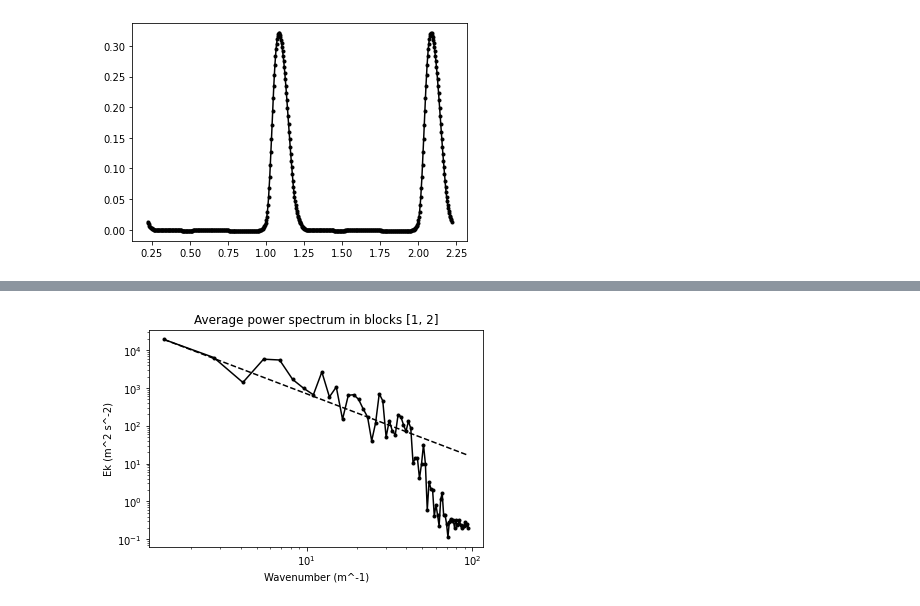
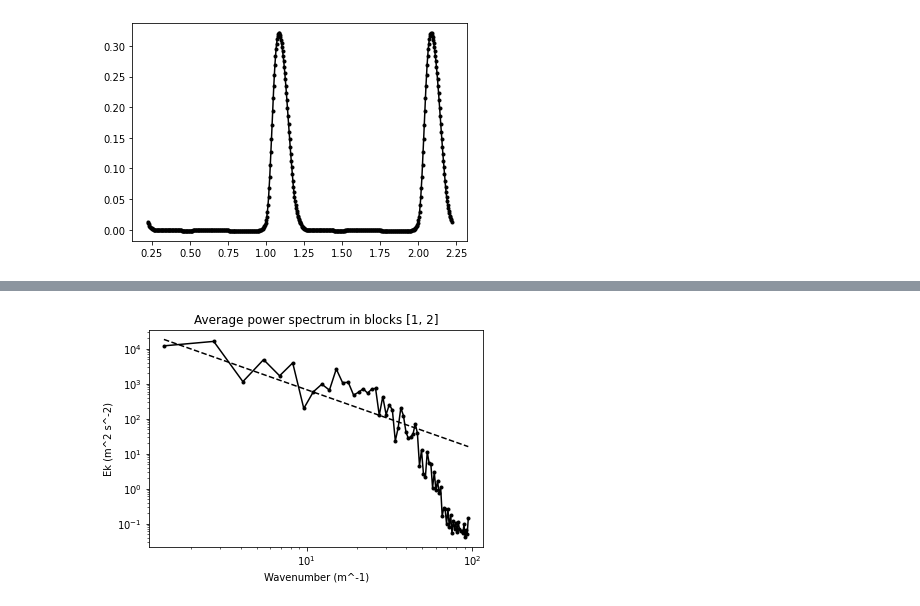
Before and after one commit to aw329/desktop-dns, a Jupyter notebook: DesktopDNS_2.ipynb, the cells around one changed output, grey strips where cells are left out. Drawn from its saved outputs; the diff is of its cells as text; code cells hidden in the pictures.

```diff
--- a/DesktopDNS_2.ipynb
+++ b/DesktopDNS_2.ipynb
@@ -478,9 +576,9 @@ plt.show()
 # %%
 from postpro.plot_spectrum import *
 
 
-casename = 'notebook2'
+casename = 'notebook2/turb'
 
 plot_spectrum(casename,[1,2],20);
 # %% [output]
-[figure, old version]
+[figure, new version]
```
Also changed, not shown: parts of 25 cells of this notebook, 22 other files.
